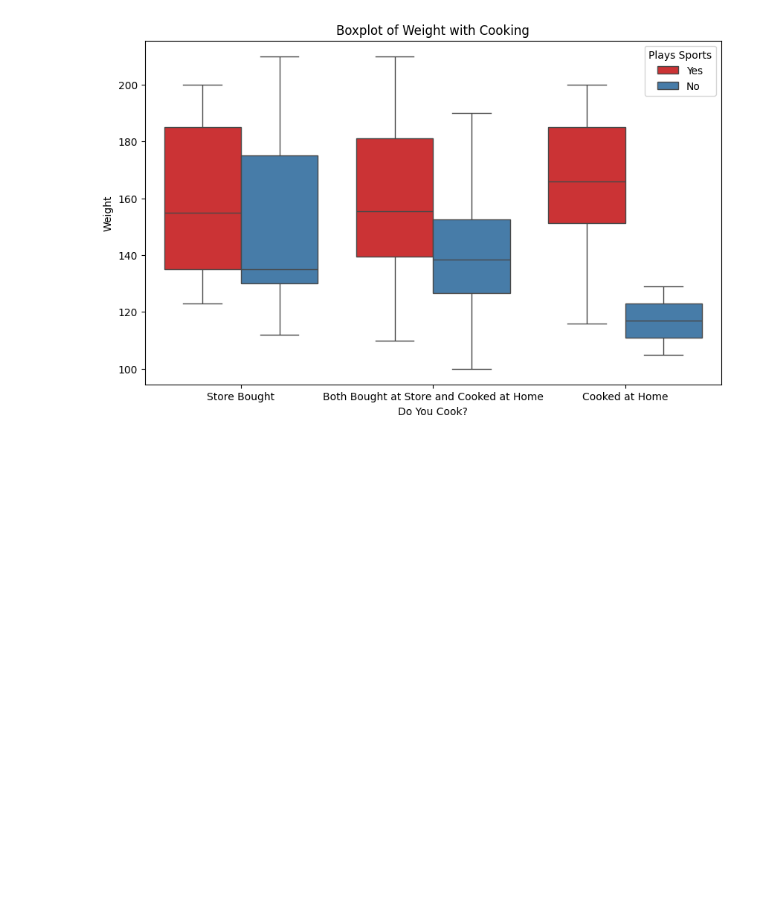
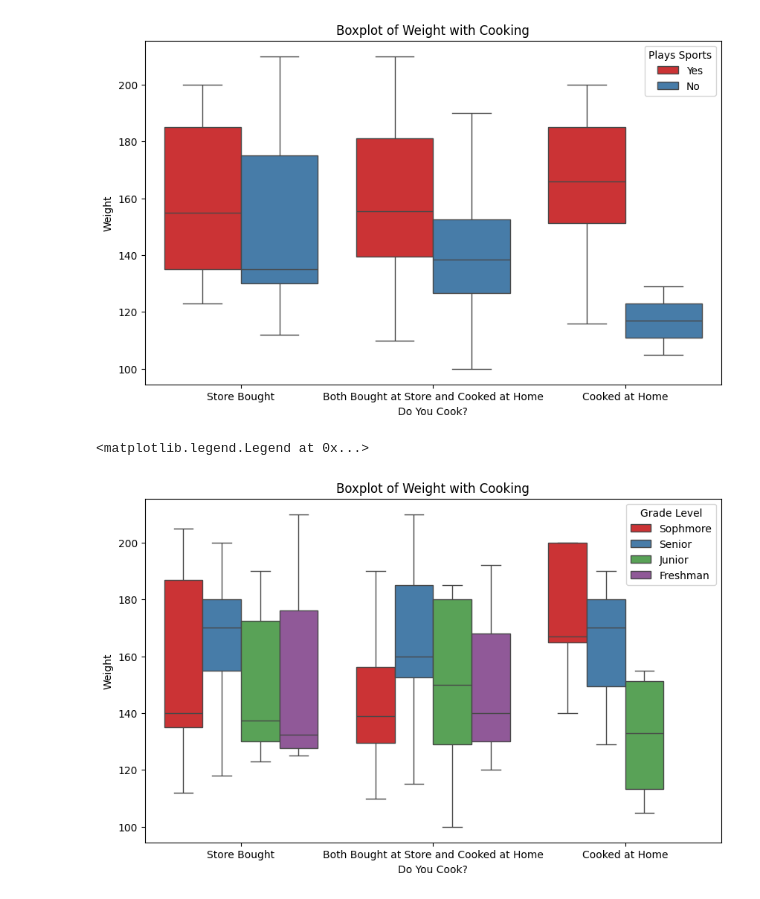
Before and after one commit to MattBlack9/stat386_project, a Jupyter notebook: jensen_code.ipynb, the cells around one changed output. Saved outputs shown, nothing was run; the diff lists cells and outputs as text; code cells hidden in the pictures; blank space fills up the shorter version.

```diff
--- a/jensen_code.ipynb
+++ b/jensen_code.ipynb
@@ -297,3 +297,36 @@ plt.legend(title="Plays Sports")
 # %% [output]
 <matplotlib.legend.Legend at 0x...>
 [figure]
+# %%
+import pandas as pd
+import collegefood as cf
+
+food3 = pd.read_csv("food_cleaned.csv")
+# %%
+category_mapping = {
+    1: "Cooked at Home",
+    2: "Store Bought",
+    3: "Both Bought at Store and Cooked at Home"
+}
+
+grade_mapping = {
+    1: "Freshman",
+    2: "Sophmore",
+    3: "Junior",
+    4: "Senior"
+}
+
+food3["cooking"] = food3["cook"].map(category_mapping)
+food3["grade_level_str"] = food3["grade_level"].map(grade_mapping)
+
+sns.set_palette("Set1")
+
+plt.figure(figsize=(10, 6))
+sns.boxplot(x='cooking', y='weight', data=food3, hue="grade_level_str")
+plt.title('Boxplot of Weight with Cooking')
+plt.xlabel("Do You Cook?")
+plt.ylabel('Weight')
+plt.legend(title="Grade Level")
+# %% [output]
+<matplotlib.legend.Legend at 0x...>
+[figure, added]
```
Also changed, not shown: parts of 3 cells of this notebook, 7 other files.
